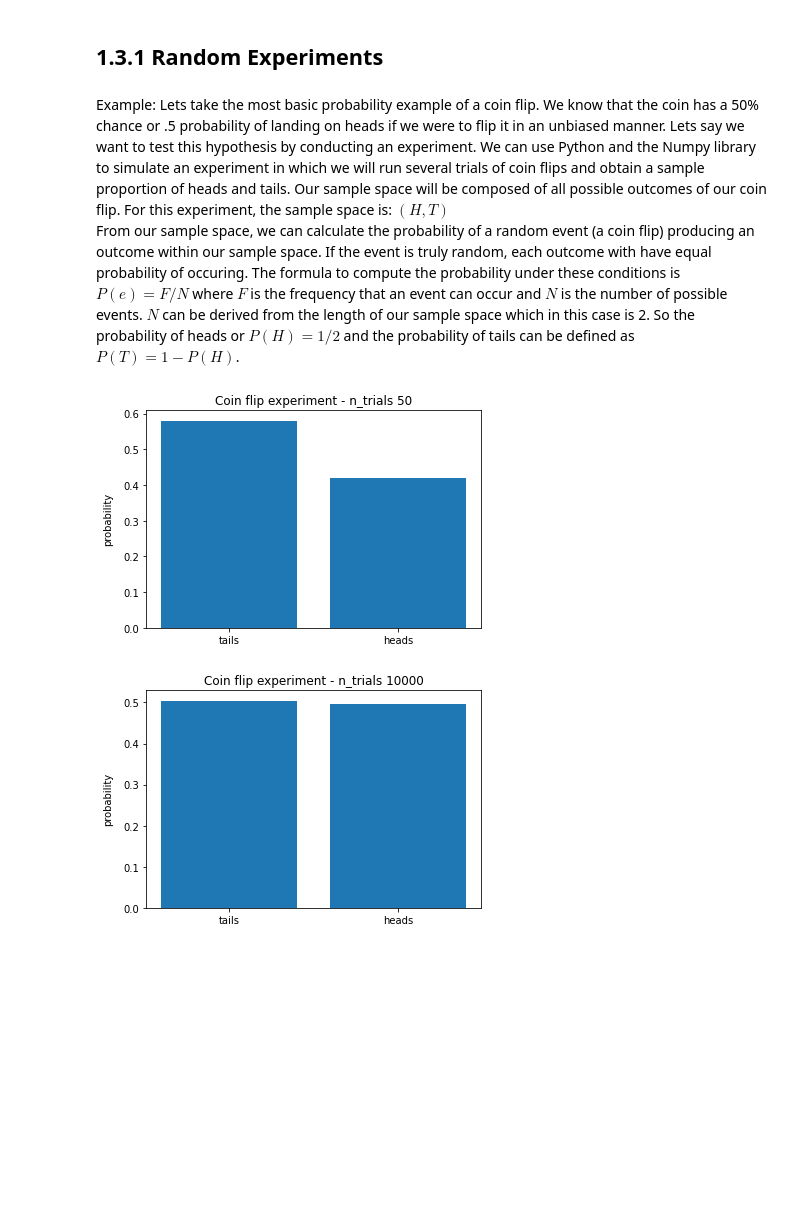
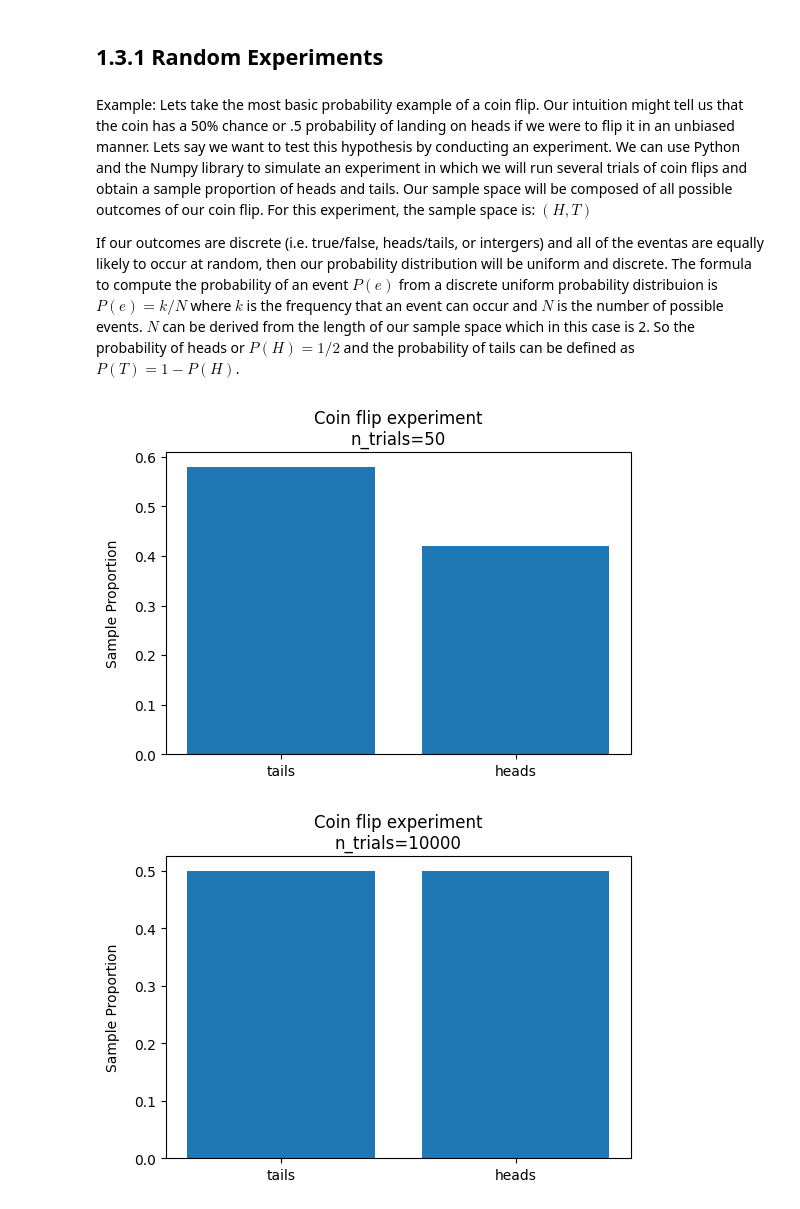
Before and after one commit to Tstrebe2/math-for-ml, a Jupyter notebook: probability/random-experiments.ipynb, the cells around one changed output. Cells and saved outputs as stored; diff of their text form; code cells hidden in the pictures; blank space fills up the shorter version.

```diff
--- a/probability/random-experiments.ipynb
+++ b/probability/random-experiments.ipynb
@@ -8,48 +8,51 @@ import matplotlib.pyplot as plt
 ## 1.3.1 Random Experiments
 # %% [markdown]
 Example:
-Lets take the most basic probability example of a coin flip. We know that the coin has a 50% chance or .5 probability of landing on heads if we were to flip it in an unbiased manner. Lets say we want to test this hypothesis by conducting an experiment. We can use Python and the Numpy library to simulate an experiment in which we will run several trials of coin flips and obtain a sample proportion of heads and tails. Our sample space will be composed of all possible outcomes of our coin flip. For this experiment, the sample space is: $(H,T)$
-From our sample space, we can calculate the probability of a random event (a coin flip) producing an outcome within our sample space. If the event is truly random, each outcome with have equal probability of occuring. The formula to compute the probability under these conditions is $P(e)=F/N$ where $F$ is the frequency that an event can occur and $N$ is the number of possible events. $N$ can be derived from the length of our sample space which in this case is 2. So the probability of heads or $P(H)=1/2$ and the probability of tails can be defined as $P(T)=1-P(H)$.
+Lets take the most basic probability example of a coin flip. Our intuition might tell us that the coin has a 50% chance or .5 probability of landing on heads if we were to flip it in an unbiased manner. Lets say we want to test this hypothesis by conducting an experiment. We can use Python and the Numpy library to simulate an experiment in which we will run several trials of coin flips and obtain a sample proportion of heads and tails. Our sample space will be composed of all possible outcomes of our coin flip. For this experiment, the sample space is: $(H,T)$
+
+If our outcomes are discrete (i.e. true/false, heads/tails, or intergers) and all of the eventas are equally likely to occur at random, then our probability distribution will be uniform and discrete. The formula to compute the probability of an event $P(e)$ from a discrete uniform probability distribuion is $P(e)=k/N$ where $k$ is the frequency that an event can occur and $N$ is the number of possible events. $N$ can be derived from the length of our sample space which in this case is 2. So the probability of heads or $P(H)=1/2$ and the probability of tails can be defined as $P(T)=1-P(H)$.
 # %%
 def run_coinflip_experiment(n_trials = 50):
   # This is our sample space
   #   0: tails
   #   1: heads
   sample_space = np.array([0, 1])
   # This is the probability of the event occuring p(heads)
   p_event = .5
   # We will run a number of trials for our experiment and
   # observe the distribution of successes and failure
   trials = np.zeros(n_trials)
 
   for i in range(n_trials):
     # We'll run our trials using the 1-p_event for the probability of
-    # tails and p_event for heads
+    # tails and p_event for heads.
     trials[i] = np.random.choice(sample_space, p=[1-p_event, p_event])
 
   return trials
 
 def plot_single_coinflip_experiment(experiment):
   x = np.array([0, 1])
   n_trials = len(experiment)
   n_heads = experiment.sum()
   n_tails = n_trials-n_heads
   y = np.array([n_tails/n_trials, n_heads/n_trials])
+
+  _ = plt.figure(dpi=100)
   plt.bar(x, y)
   plt.xticks(x, labels=['tails', 'heads'])
-  plt.ylabel('probability', labelpad=10)
-  plt.title('Coin flip experiment - n_trials %.f' % len(experiment))
+  plt.ylabel('Sample Proportion', labelpad=10)
+  plt.title('Coin flip experiment\nn_trials=%.f' % len(experiment))
   plt.show()
 
-experiment = run_coinflip_experiment(n_trials = 50)
+experiment = run_coinflip_experiment(n_trials=50)
 plot_single_coinflip_experiment(experiment)
 # %% [output]
-[figure, old version]
+[figure, new version]
 # %%
-experiment = run_coinflip_experiment(n_trials = 10000)
+experiment = run_coinflip_experiment(n_trials=10000)
 plot_single_coinflip_experiment(experiment)
 # %% [output]
-[figure, old version]
+[figure, new version]
 # %%
 n_experiments = 1000
 
```
Also changed, not shown: parts of 8 cells of this notebook.
